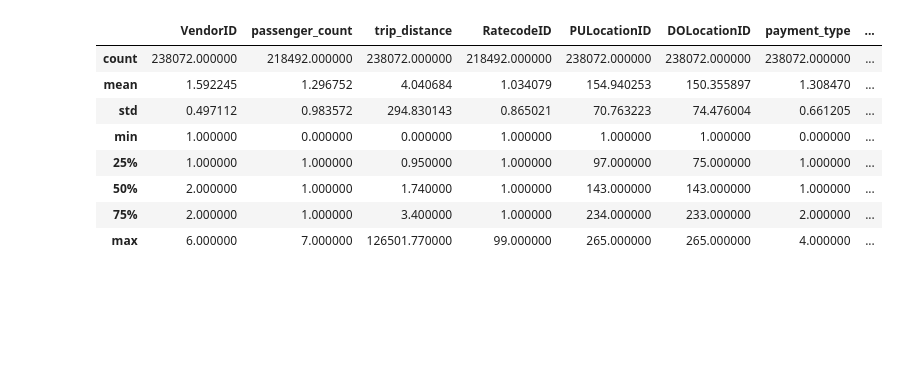
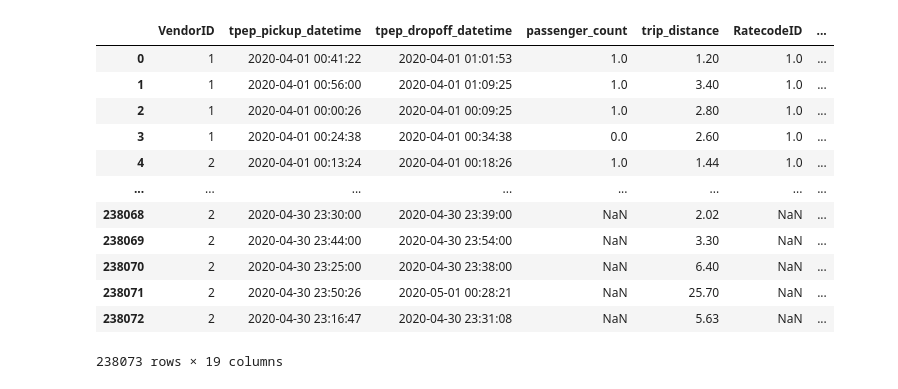
Before and after one commit to kenoc1/nyc-taxi-data, a Jupyter notebook: notebooks/scatter.ipynb, the cells around one changed output. Saved outputs shown, nothing was run; the diff lists cells and outputs as text; code cells hidden in the pictures; blank space fills up the shorter version.

```diff
--- a/notebooks/scatter.ipynb
+++ b/notebooks/scatter.ipynb
@@ -1,18 +1,24 @@
 # %%
 import pandas as pd
 import seaborn as sns
 import numpy as np
+import matplotlib.pyplot as plt
+
 df = pd.read_csv("../data/yellow_tripdata_2020-04.csv")
 #df = pd.read_csv("../data/yellow_tripdata_2020-04.csv", nrows=100)
 
-df.describe()
+df
 # %% [output]
-|  | VendorID | passenger_count | trip_distance | RatecodeID | PULocationID | DOLocationID | payment_type | ... |
-| count | 238072.000000 | 218492.000000 | 238072.000000 | 218492.000000 | 238072.000000 | 238072.000000 | 238072.000000 | ... |
-| mean | 1.592245 | 1.296752 | 4.040684 | 1.034079 | 154.940253 | 150.355897 | 1.308470 | ... |
-| std | 0.497112 | 0.983572 | 294.830143 | 0.865021 | 70.763223 | 74.476004 | 0.661205 | ... |
-| min | 1.000000 | 0.000000 | 0.000000 | 1.000000 | 1.000000 | 1.000000 | 0.000000 | ... |
-| 25% | 1.000000 | 1.000000 | 0.950000 | 1.000000 | 97.000000 | 75.000000 | 1.000000 | ... |
-| 50% | 2.000000 | 1.000000 | 1.740000 | 1.000000 | 143.000000 | 143.000000 | 1.000000 | ... |
-| 75% | 2.000000 | 1.000000 | 3.400000 | 1.000000 | 234.000000 | 233.000000 | 2.000000 | ... |
-| max | 6.000000 | 7.000000 | 126501.770000 | 99.000000 | 265.000000 | 265.000000 | 4.000000 | ... |
+|  | VendorID | tpep_pickup_datetime | tpep_dropoff_datetime | passenger_count | trip_distance | RatecodeID | ... |
+| 0 | 1 | 2020-04-01 00:41:22 | 2020-04-01 01:01:53 | 1.0 | 1.20 | 1.0 | ... |
+| 1 | 1 | 2020-04-01 00:56:00 | 2020-04-01 01:09:25 | 1.0 | 3.40 | 1.0 | ... |
+| 2 | 1 | 2020-04-01 00:00:26 | 2020-04-01 00:09:25 | 1.0 | 2.80 | 1.0 | ... |
+| 3 | 1 | 2020-04-01 00:24:38 | 2020-04-01 00:34:38 | 0.0 | 2.60 | 1.0 | ... |
+| 4 | 2 | 2020-04-01 00:13:24 | 2020-04-01 00:18:26 | 1.0 | 1.44 | 1.0 | ... |
+| ... | ... | ... | ... | ... | ... | ... | ... |
+| 238068 | 2 | 2020-04-30 23:30:00 | 2020-04-30 23:39:00 | NaN | 2.02 | NaN | ... |
+| 238069 | 2 | 2020-04-30 23:44:00 | 2020-04-30 23:54:00 | NaN | 3.30 | NaN | ... |
+| 238070 | 2 | 2020-04-30 23:25:00 | 2020-04-30 23:38:00 | NaN | 6.40 | NaN | ... |
+| 238071 | 2 | 2020-04-30 23:50:26 | 2020-05-01 00:28:21 | NaN | 25.70 | NaN | ... |
+| 238072 | 2 | 2020-04-30 23:16:47 | 2020-04-30 23:31:08 | NaN | 5.63 | NaN | ... |
+238073 rows × 19 columns
```
Also changed, not shown: parts of 22 cells of this notebook.
